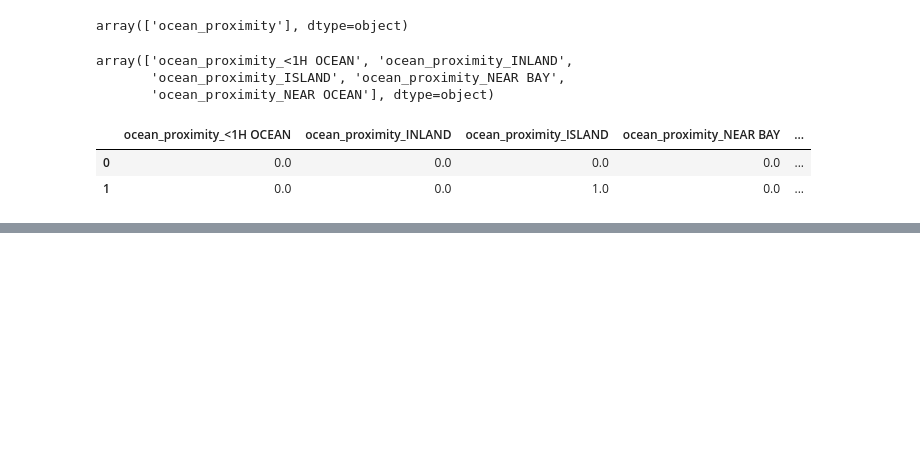
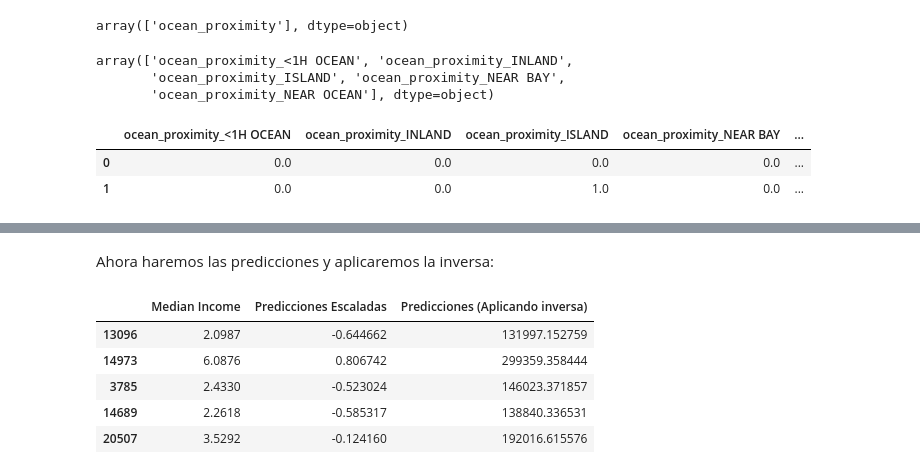
Before and after one commit to titooDiaz/Machine-Learning, a Jupyter notebook: HOML/Chapter 2/notebook.ipynb, the cells around one changed output, grey strips where cells are left out. Cells and saved outputs as stored; diff of their text form; code cells hidden in the pictures; blank space fills up the shorter version.

```diff
--- a/HOML/Chapter 2/notebook.ipynb
+++ b/HOML/Chapter 2/notebook.ipynb
@@ -888,0 +1048,25 @@ df_output
+# %%
+from sklearn.linear_model import LinearRegression
+target_scaler = StandardScaler()
+
+scaled_labels = target_scaler.fit_transform(housing_labels.to_frame())
+
+model = LinearRegression()
+model.fit(housing[["median_income"]], scaled_labels)
+# %% [markdown]
+Ahora haremos las predicciones y aplicaremos la inversa:
+# %%
+some_new_data = housing[["median_income"]].iloc[:5]
+scaled_predictions = model.predict(some_new_data)
+pd.DataFrame({
+    "Median Income": some_new_data["median_income"],
+    "Predicciones Escaladas": scaled_predictions.flatten(),
+    "Predicciones (Aplicando inversa)": target_scaler.inverse_transform(scaled_predictions).flatten()
+})
+# %% [output]
+|  | Median Income | Predicciones Escaladas | Predicciones (Aplicando inversa) |
+| 13096 | 2.0987 | -0.644662 | 131997.152759 |
+| 14973 | 6.0876 | 0.806742 | 299359.358444 |
+| 3785 | 2.4330 | -0.523024 | 146023.371857 |
+| 14689 | 2.2618 | -0.585317 | 138840.336531 |
+| 20507 | 3.5292 | -0.124160 | 192016.615576 |
```
Also changed, not shown: parts of 10 cells of this notebook.
